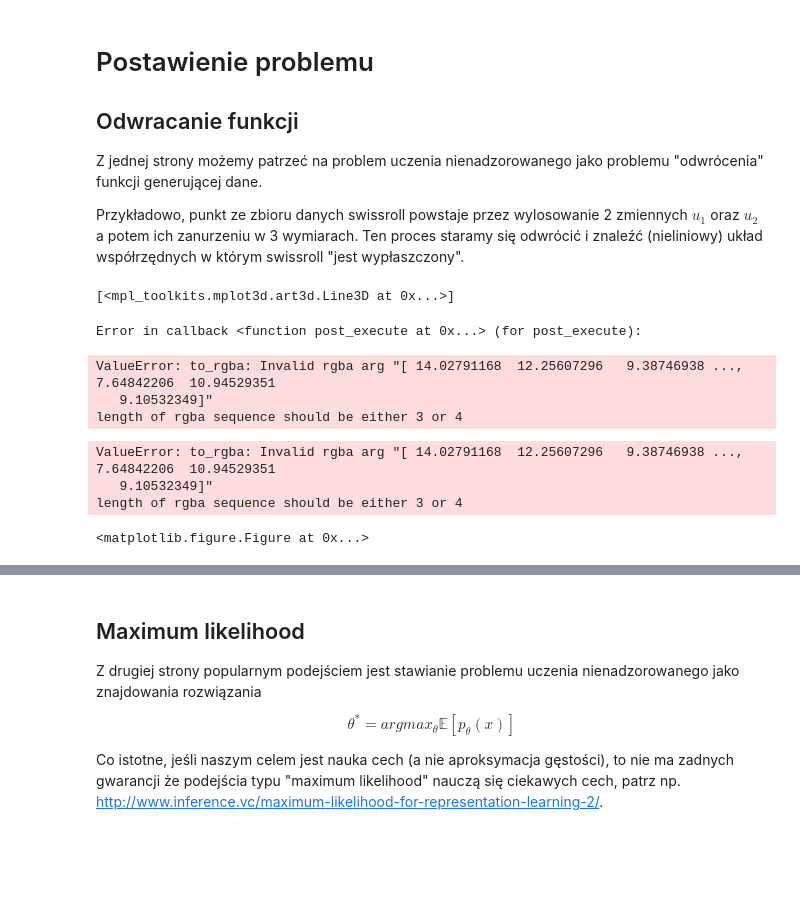
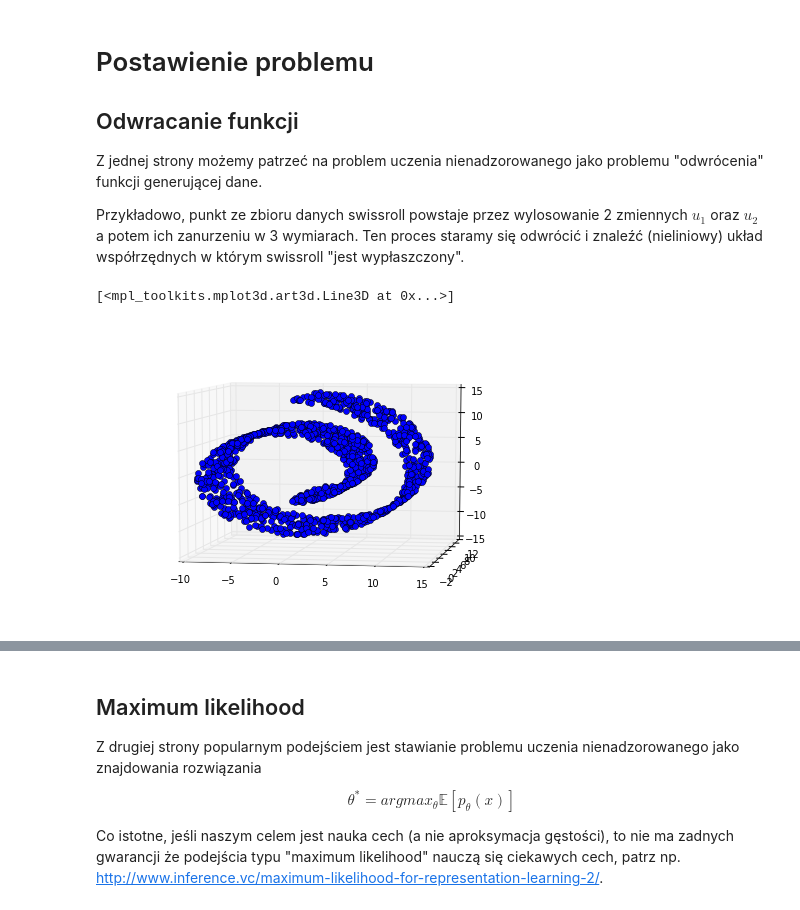
Before and after one commit to gmum/ml2017, a Jupyter notebook: L11.ipynb, the cells around one changed output, grey strips where cells are left out. Cells and saved outputs as stored; diff of their text form; code cells hidden in the pictures; blank space fills up the shorter version.

```diff
--- a/L11.ipynb
+++ b/L11.ipynb
@@ -45,18 +78,11 @@ Przykładowo, punkt ze zbioru danych swissroll powstaje przez wylosowanie 2 zmie
 # %%
 fig = plt.figure()
 ax = p3.Axes3D(fig)
 ax.view_init(7, -80)
-ax.plot3D(X_swissroll[:,0], X_swissroll[:, 1], X_swissroll[:, 2], 'o', color=z_swissroll)
+ax.plot3D(X_swissroll[:,0], X_swissroll[:, 1], X_swissroll[:, 2], 'o')
 # %% [output]
 [<mpl_toolkits.mplot3d.art3d.Line3D at 0x...>]
-Error in callback <function post_execute at 0x...> (for post_execute):
-ValueError: to_rgba: Invalid rgba arg "[ 14.02791168  12.25607296   9.38746938 ...,   7.64842206  10.94529351
-   9.10532349]"
-length of rgba sequence should be either 3 or 4
-ValueError: to_rgba: Invalid rgba arg "[ 14.02791168  12.25607296   9.38746938 ...,   7.64842206  10.94529351
-   9.10532349]"
-length of rgba sequence should be either 3 or 4
-<matplotlib.figure.Figure at 0x...>
+[figure, added]
 # %% [markdown]
 <img width=300 src="figures/L11/swissroll.png">
 # %% [markdown]
```
Also changed, not shown: parts of 20 cells of this notebook.
